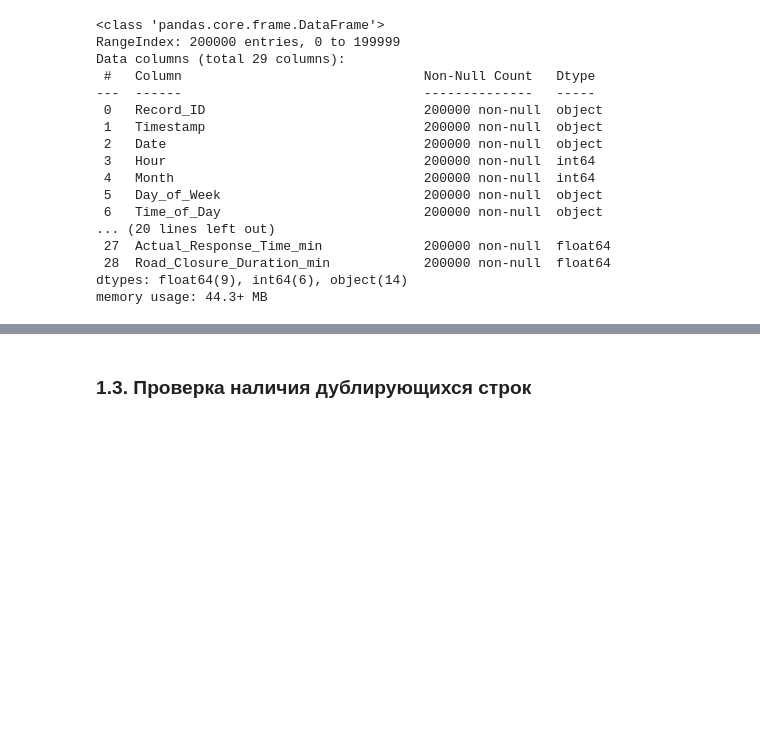
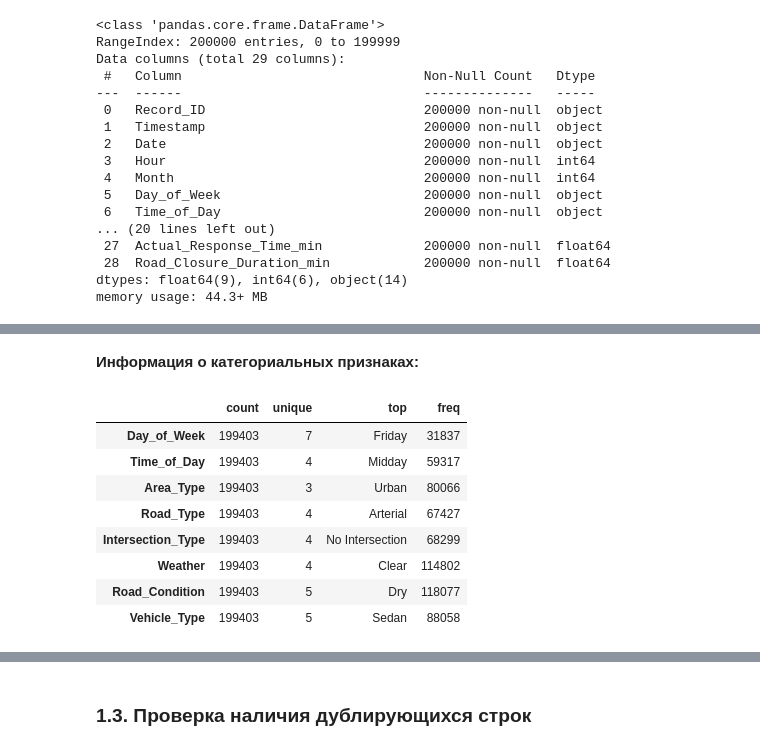
Before and after one commit to Svetlana-plv/Machine_Learning, a Jupyter notebook: lab-3-traffic-accident-classification.ipynb, the cells around one changed output, grey strips where cells are left out. Saved outputs shown, nothing was run; the diff lists cells and outputs as text; code cells hidden in the pictures; blank space fills up the shorter version.

```diff
--- a/lab-3-traffic-accident-classification.ipynb
+++ b/lab-3-traffic-accident-classification.ipynb
@@ -214,0 +350,14 @@ memory usage: 44.3+ MB
+# %% [markdown]
+**Информация о категориальных признаках:**
+# %%
+data_raw[categorical_cols].describe(include=['category']).T
+# %% [output]
+|  | count | unique | top | freq |
+| Day_of_Week | 199403 | 7 | Friday | 31837 |
+| Time_of_Day | 199403 | 4 | Midday | 59317 |
+| Area_Type | 199403 | 3 | Urban | 80066 |
+| Road_Type | 199403 | 4 | Arterial | 67427 |
+| Intersection_Type | 199403 | 4 | No Intersection | 68299 |
+| Weather | 199403 | 4 | Clear | 114802 |
+| Road_Condition | 199403 | 5 | Dry | 118077 |
+| Vehicle_Type | 199403 | 5 | Sedan | 88058 |
```
Also changed, not shown: parts of 13 cells of this notebook.
